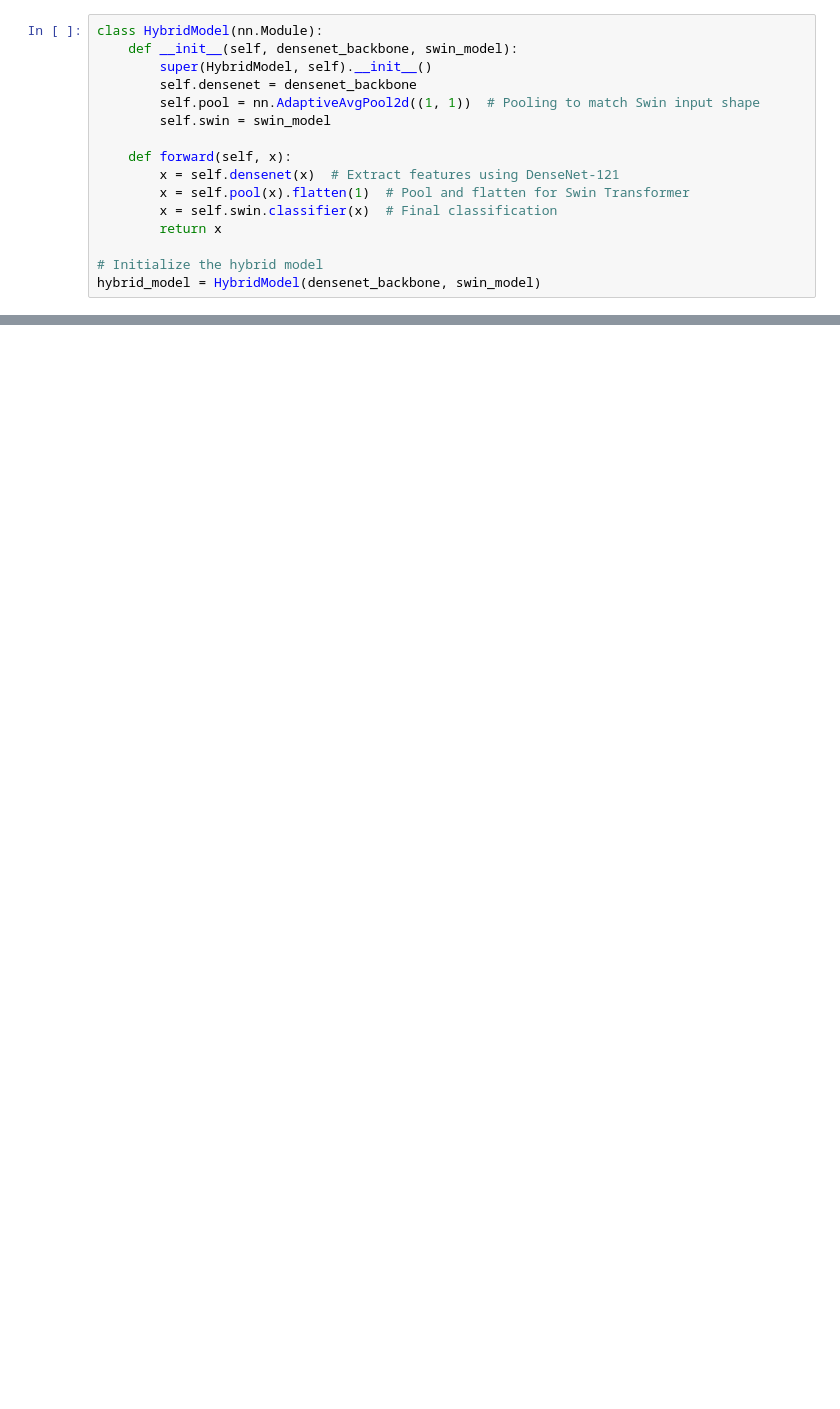
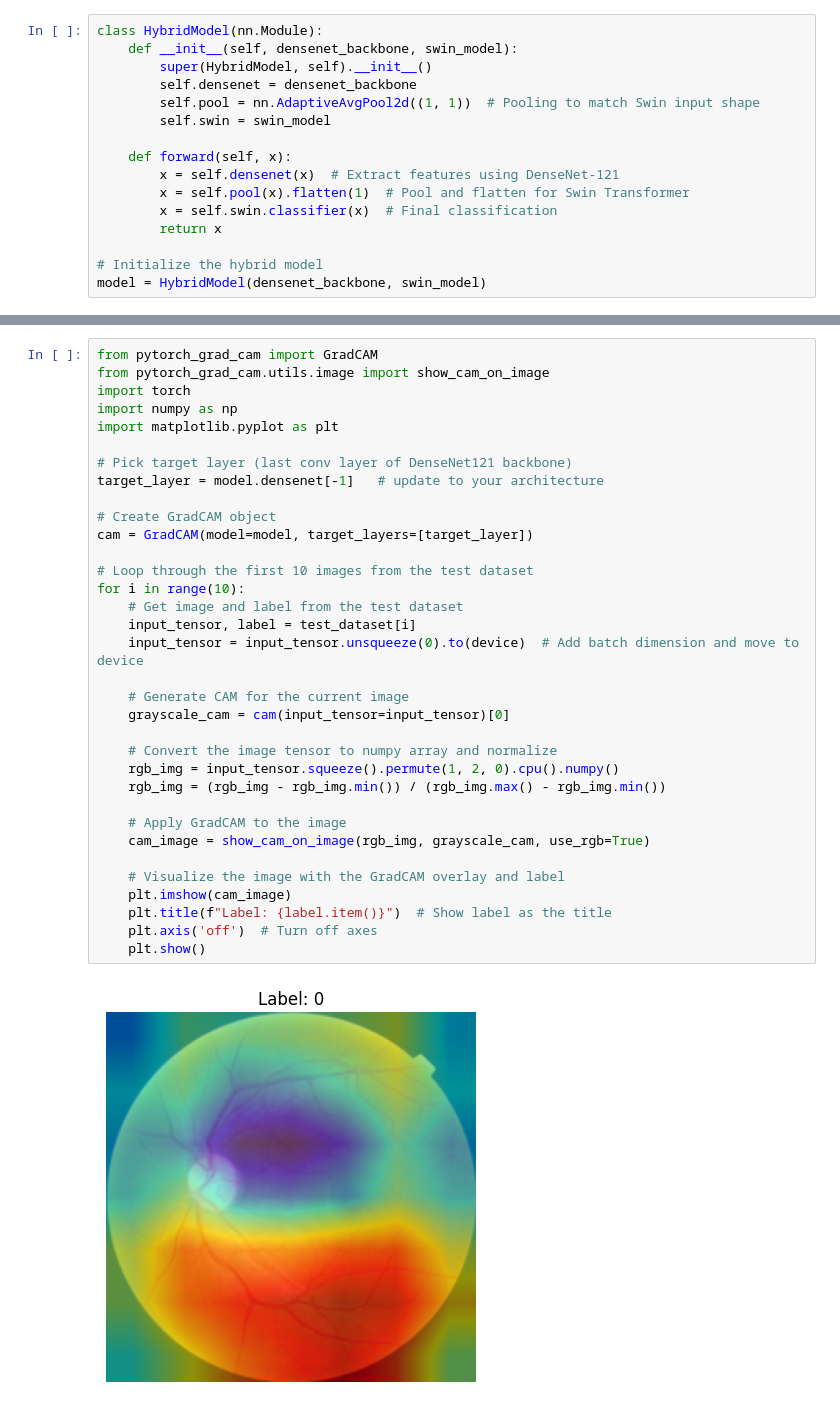
Before and after one commit to rymayl33/Diabetic_Retinopathy_Preprocessing, a Jupyter notebook: train_test_eval_rylee.ipynb, the cells around one changed output, grey strips where cells are left out. Saved outputs shown, nothing was run; the diff lists cells and outputs as text; blank space fills up the shorter version.

Commit message:
add model weights to .gitignore and train loop and GRADcam code.

```diff
--- a/train_test_eval_rylee.ipynb
+++ b/train_test_eval_rylee.ipynb
@@ -31,4 +124,4 @@ class HybridModel(nn.Module):
         return x
 
 # Initialize the hybrid model
-hybrid_model = HybridModel(densenet_backbone, swin_model)
+model = HybridModel(densenet_backbone, swin_model)
@@ -37,0 +249,36 @@ optimizer = torch.optim.AdamW(hybrid_model.parameters(), lr=1e-4)
+# %%
+from pytorch_grad_cam import GradCAM
+from pytorch_grad_cam.utils.image import show_cam_on_image
+import torch
+import numpy as np
+import matplotlib.pyplot as plt
+
+# Pick target layer (last conv layer of DenseNet121 backbone)
+target_layer = model.densenet[-1]   # update to your architecture
+
+# Create GradCAM object
+cam = GradCAM(model=model, target_layers=[target_layer])
+
+# Loop through the first 10 images from the test dataset
+for i in range(10):
+    # Get image and label from the test dataset
+    input_tensor, label = test_dataset[i]
+    input_tensor = input_tensor.unsqueeze(0).to(device)  # Add batch dimension and move to device
+
+    # Generate CAM for the current image
+    grayscale_cam = cam(input_tensor=input_tensor)[0]
+
+    # Convert the image tensor to numpy array and normalize
+    rgb_img = input_tensor.squeeze().permute(1, 2, 0).cpu().numpy()
+    rgb_img = (rgb_img - rgb_img.min()) / (rgb_img.max() - rgb_img.min())
+
+    # Apply GradCAM to the image
+    cam_image = show_cam_on_image(rgb_img, grayscale_cam, use_rgb=True)
+
+    # Visualize the image with the GradCAM overlay and label
+    plt.imshow(cam_image)
+    plt.title(f"Label: {label.item()}")  # Show label as the title
+    plt.axis('off')  # Turn off axes
+    plt.show()
+# %% [output]
+[figure, added]
```
Also changed, not shown: parts of 9 cells of this notebook, 1 other file.
